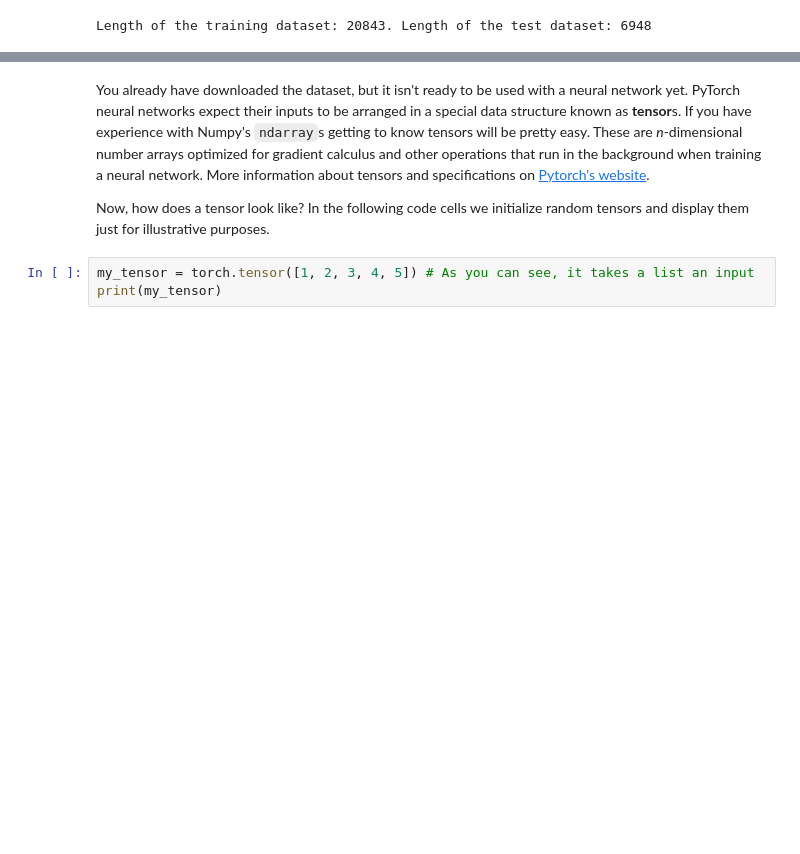
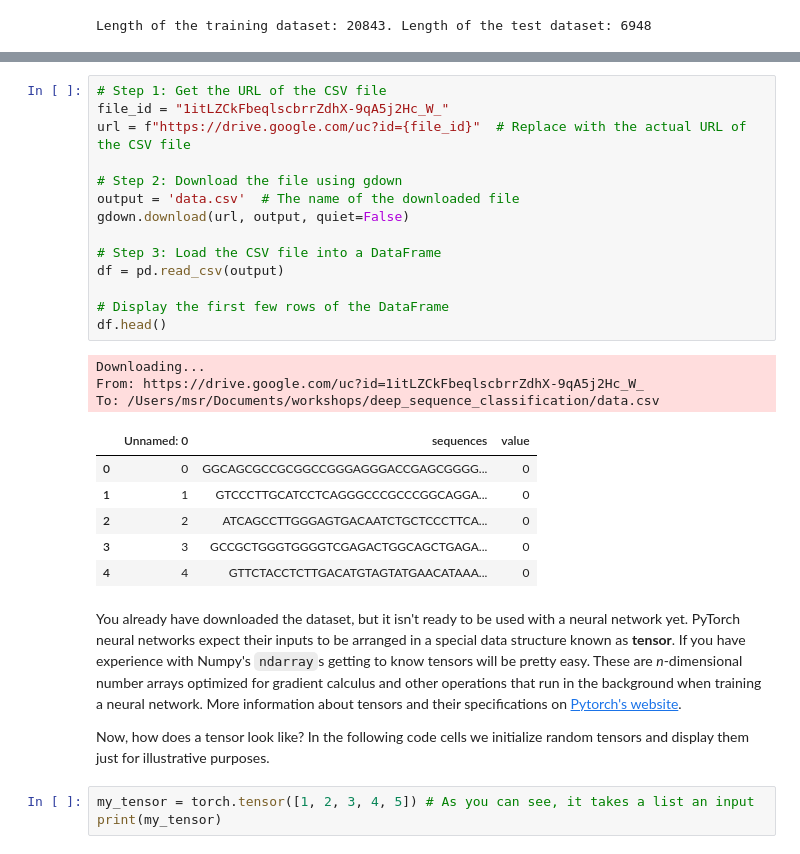
Before and after one commit to judz03/Pytorch-and-HF-for-genomic-sequence-classification, a Jupyter notebook: sequence_classification_with_deep_learning.ipynb, the cells around one changed output, grey strips where cells are left out. Drawn from its saved outputs; the diff is of its cells as text; blank space fills up the shorter version.

```diff
--- a/sequence_classification_with_deep_learning.ipynb
+++ b/sequence_classification_with_deep_learning.ipynb
@@ -130,5 +459,29 @@ Well, you can determine this by some other studies like genome-wide chromatin im
+# %%
+# Step 1: Get the URL of the CSV file
+file_id = "1itLZCkFbeqlscbrrZdhX-9qA5j2Hc_W_"
+url = f"https://drive.google.com/uc?id={file_id}"  # Replace with the actual URL of the CSV file
+
+# Step 2: Download the file using gdown
+output = 'data.csv'  # The name of the downloaded file
+gdown.download(url, output, quiet=False)
+
+# Step 3: Load the CSV file into a DataFrame
+df = pd.read_csv(output)
+
+# Display the first few rows of the DataFrame
+df.head()
+# %% [output]
+Downloading...
+From: https://drive.google.com/uc?id=1itLZCkFbeqlscbrrZdhX-9qA5j2Hc_W_
+To: /Users/msr/Documents/workshops/deep_sequence_classification/data.csv
+|  | Unnamed: 0 | sequences | value |
+| 0 | 0 | GGCAGCGCCGCGGCCGGGAGGGACCGAGCGGGG... | 0 |
+| 1 | 1 | GTCCCTTGCATCCTCAGGGCCCGCCCGGCAGGA... | 0 |
+| 2 | 2 | ATCAGCCTTGGGAGTGACAATCTGCTCCCTTCA... | 0 |
+| 3 | 3 | GCCGCTGGGTGGGGTCGAGACTGGCAGCTGAGA... | 0 |
+| 4 | 4 | GTTCTACCTCTTGACATGTAGTATGAACATAAA... | 0 |
 # %% [markdown]
-You already have downloaded the dataset, but it isn't ready to be used with a neural network yet. PyTorch neural networks expect their inputs to be arranged in a special data structure known as **tensor**s. If you have experience with Numpy's `ndarray`s getting to know tensors will be pretty easy. These are *n*-dimensional number arrays optimized for gradient calculus and other operations that run in the background when training a neural network. More information about tensors and specifications on [Pytorch's website](https://pytorch.org).
+You already have downloaded the dataset, but it isn't ready to be used with a neural network yet. PyTorch neural networks expect their inputs to be arranged in a special data structure known as **tensor**. If you have experience with Numpy's `ndarray`s getting to know tensors will be pretty easy. These are *n*-dimensional number arrays optimized for gradient calculus and other operations that run in the background when training a neural network. More information about tensors and their specifications on [Pytorch's website](https://pytorch.org).
 
 Now, how does a tensor look like? In the following code cells we initialize random tensors and display them just for illustrative purposes.
 # %%
```
Also changed, not shown: parts of 64 cells of this notebook, 1 other file.
